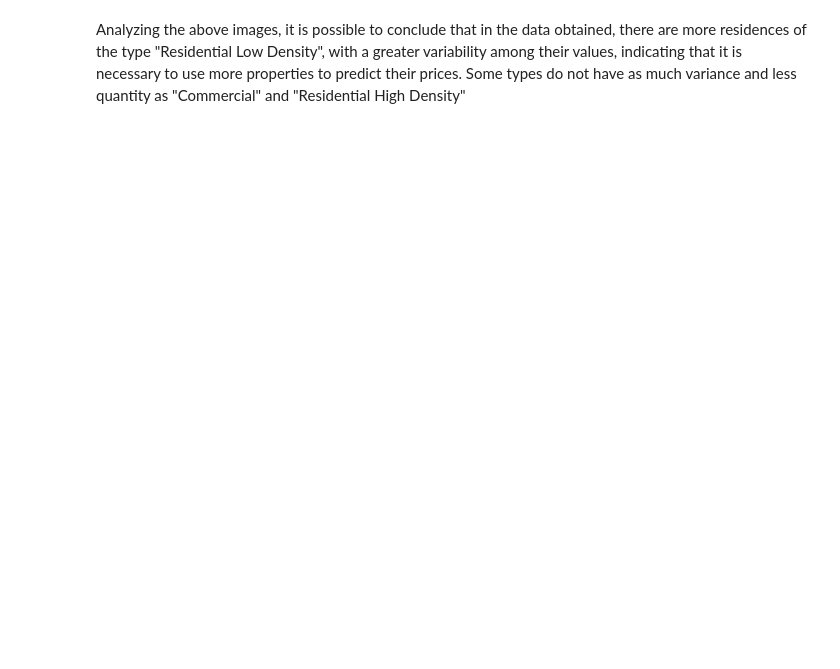
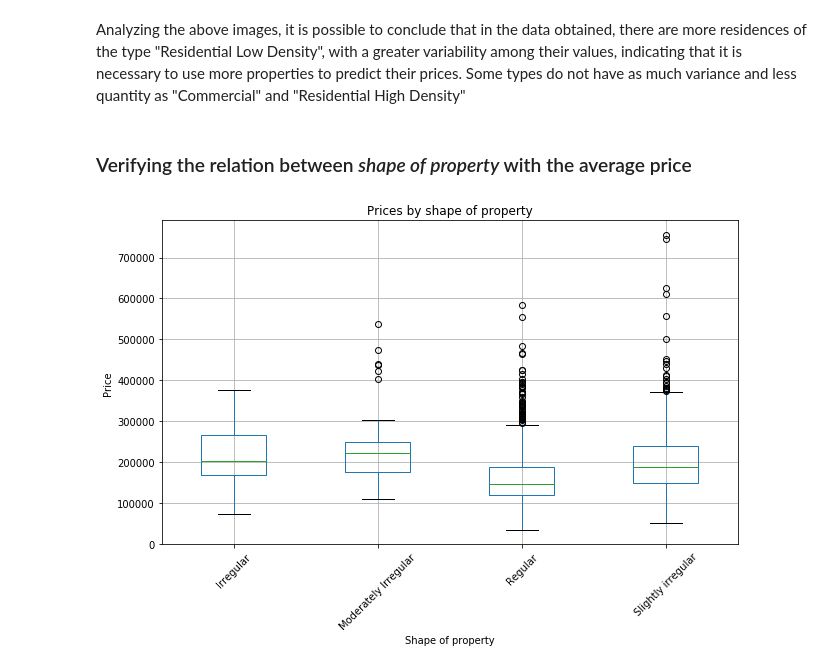
Before and after one commit to Murillo/Challenge-Kaggle, a Jupyter notebook: House Prices - Advanced Regression Techniques/house-prices-advanced-regression-techniques.ipynb, the cells around one changed output. Drawn from its saved outputs; the diff is of its cells as text; code cells hidden in the pictures; blank space fills up the shorter version.

Commit message:
Improving model with functions and new plots.

```diff
--- a/House Prices - Advanced Regression Techniques/house-prices-advanced-regression-techniques.ipynb
+++ b/House Prices - Advanced Regression Techniques/house-prices-advanced-regression-techniques.ipynb
@@ -39,6 +39,34 @@ def get_name_zone(value):
         return "Residential Low Density Park"
     elif value == "RM":
         return "Residential Medium Density"
+
+def get_name_shape(value):
+    if value == "Reg":
+        return "Regular"
+    elif value == "IR1":
+        return "Slightly irregular"
+    elif value == "IR2":
+        return "Moderately Irregular"
+    elif value == "IR3":
+        return "Irregular"
+
+# Getting informations about mean and standard deviation
+def info_stats(value):
+    return ds.groupby(value)['SalePrice'].agg(["mean", "std"])
+
+def barplot_horizontal(column, title):
+    ds[column]\
+        .value_counts()\
+        .sort_values(ascending=True)\
+        .plot(kind='barh', figsize=[14, 7], width=0.6, alpha=0.6, color='r',grid=False,title=title)
+
+# Showing infos in a plot boxplot
+def boxplot(val1, val2, xlabel, ylabel, title, rot):
+    ax = ds[[val1, val2]].boxplot(by=val2, figsize=(10, 6), rot=rot)
+    ax.set_xlabel(xlabel)
+    ax.set_ylabel(ylabel)
+    ax.set_title(title);
+    plt.suptitle('')
 # %% [markdown]
 ### Global variables
 
@@ -136,2 +157,9 @@ ds['MSZoning']\
 # %% [markdown]
 Analyzing the above images, it is possible to conclude that in the data obtained, there are more residences of the type "Residential Low Density", with a greater variability among their values, indicating that it is necessary to use more properties to predict their prices. Some types do not have as much variance and less quantity as "Commercial" and "Residential High Density"
+# %% [markdown]
+### Verifying the relation between <i>shape of property</i> with the average price
+# %%
+ds['LotShapeDesc'] = ds['LotShape'].apply(get_name_shape)
+boxplot('SalePrice', 'LotShapeDesc', 'Shape of property', 'Price', 'Prices by shape of property', 45)
+# %% [output]
+[figure, added]
```
Also changed, not shown: parts of 11 cells of this notebook.
